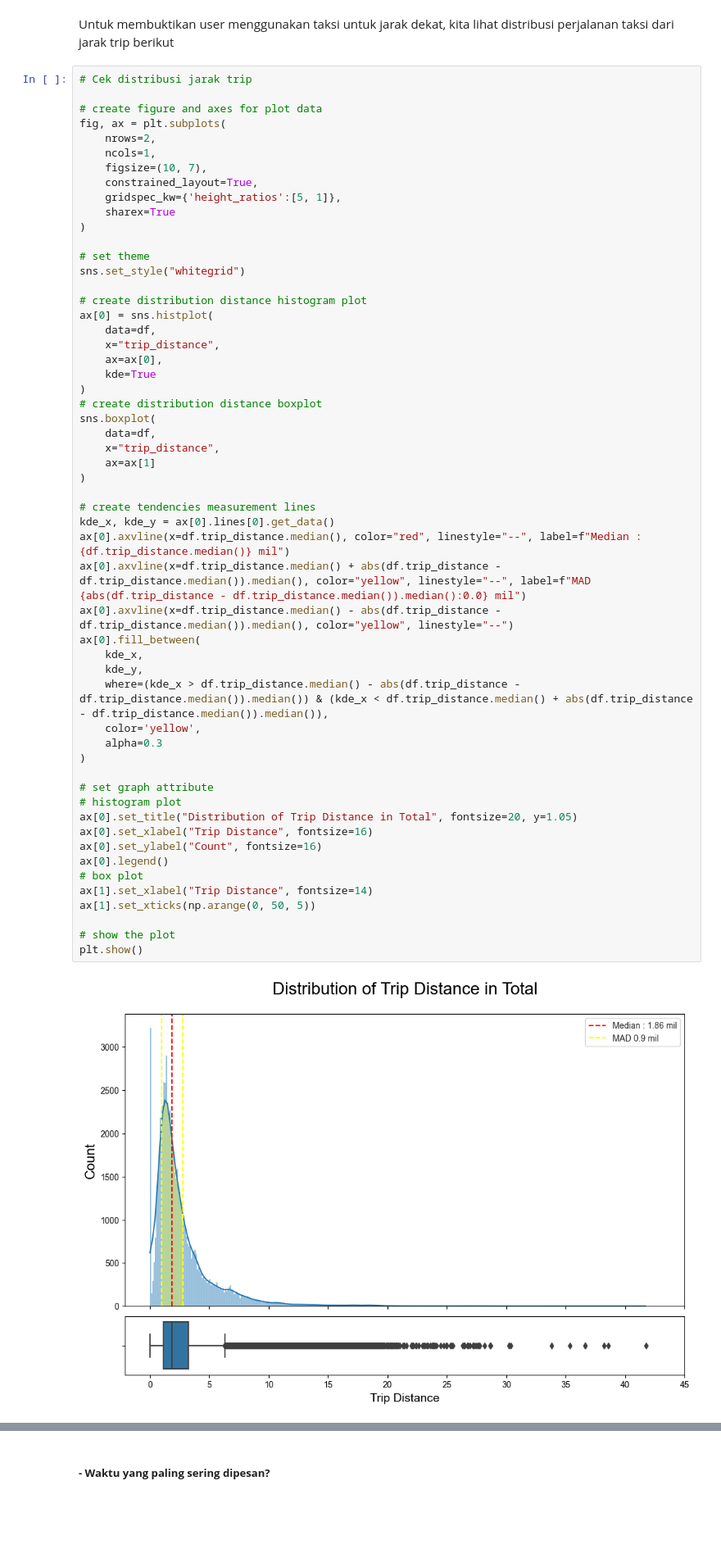
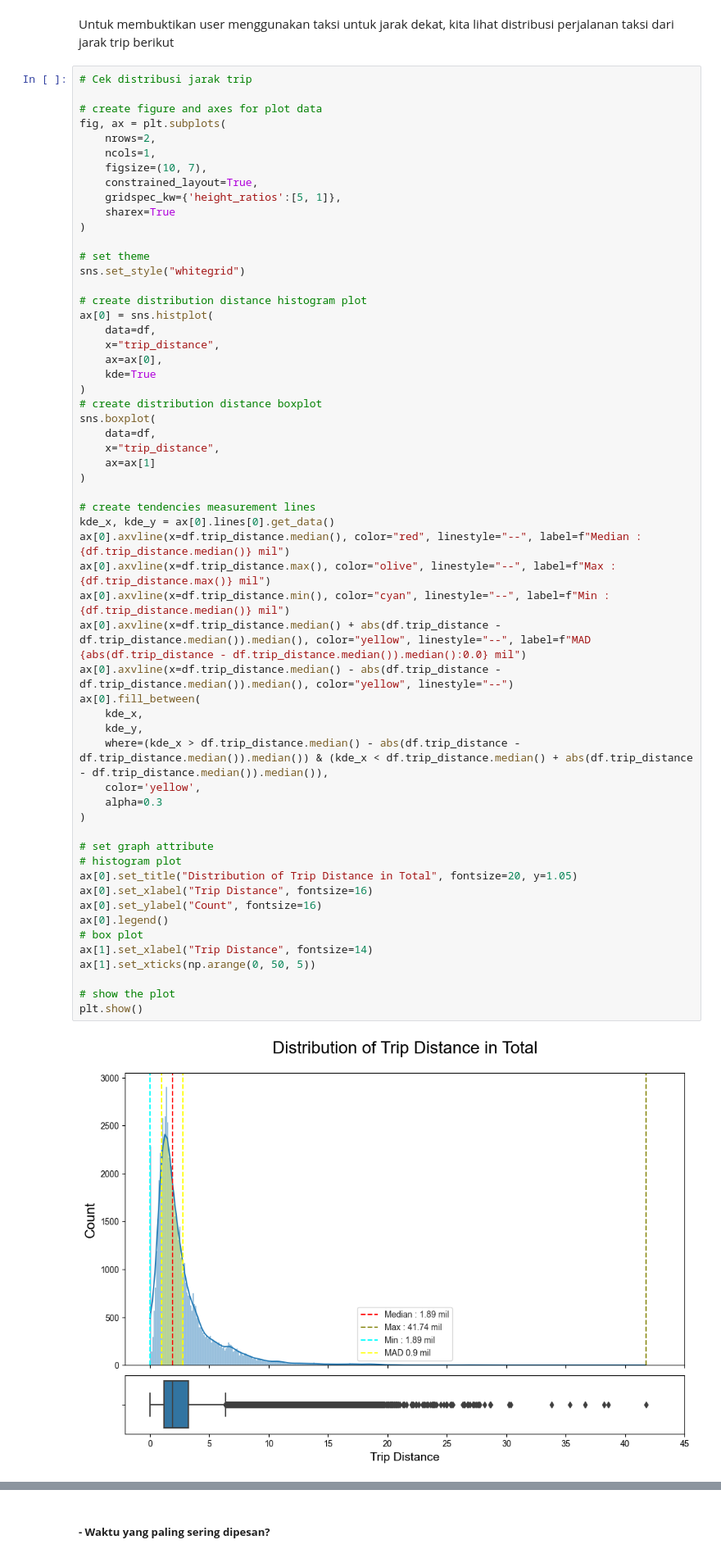
Before and after one commit to fathurizkym/ecommerce_churn_analysis, a Jupyter notebook: notebooks/Data_Analysis.ipynb, the cells around one changed output, grey strips where cells are left out. Shown at 82% size. Cells and saved outputs as stored; diff of their text form; blank space fills up the shorter version.

```diff
--- a/notebooks/Data_Analysis.ipynb
+++ b/notebooks/Data_Analysis.ipynb
@@ -476,32 +462,34 @@ sns.boxplot(
     x="trip_distance",
     ax=ax[1]
 )
 
 # create tendencies measurement lines
 kde_x, kde_y = ax[0].lines[0].get_data()
 ax[0].axvline(x=df.trip_distance.median(), color="red", linestyle="--", label=f"Median : {df.trip_distance.median()} mil")
+ax[0].axvline(x=df.trip_distance.max(), color="olive", linestyle="--", label=f"Max : {df.trip_distance.max()} mil")
+ax[0].axvline(x=df.trip_distance.min(), color="cyan", linestyle="--", label=f"Min : {df.trip_distance.median()} mil")
 ax[0].axvline(x=df.trip_distance.median() + abs(df.trip_distance - df.trip_distance.median()).median(), color="yellow", linestyle="--", label=f"MAD {abs(df.trip_distance - df.trip_distance.median()).median():0.0} mil")
 ax[0].axvline(x=df.trip_distance.median() - abs(df.trip_distance - df.trip_distance.median()).median(), color="yellow", linestyle="--")
 ax[0].fill_between(
     kde_x,
     kde_y,
     where=(kde_x > df.trip_distance.median() - abs(df.trip_distance - df.trip_distance.median()).median()) & (kde_x < df.trip_distance.median() + abs(df.trip_distance - df.trip_distance.median()).median()),
     color='yellow',
     alpha=0.3
 )
 
 # set graph attribute
 # histogram plot
 ax[0].set_title("Distribution of Trip Distance in Total", fontsize=20, y=1.05)
 ax[0].set_xlabel("Trip Distance", fontsize=16)
 ax[0].set_ylabel("Count", fontsize=16)
 ax[0].legend()
 # box plot
 ax[1].set_xlabel("Trip Distance", fontsize=14)
 ax[1].set_xticks(np.arange(0, 50, 5))
 
 # show the plot
 plt.show()
 # %% [output]
-[figure, old version]
+[figure, new version]
 # %% [markdown]
```
Also changed, not shown: parts of 25 cells of this notebook, 3 other files.
